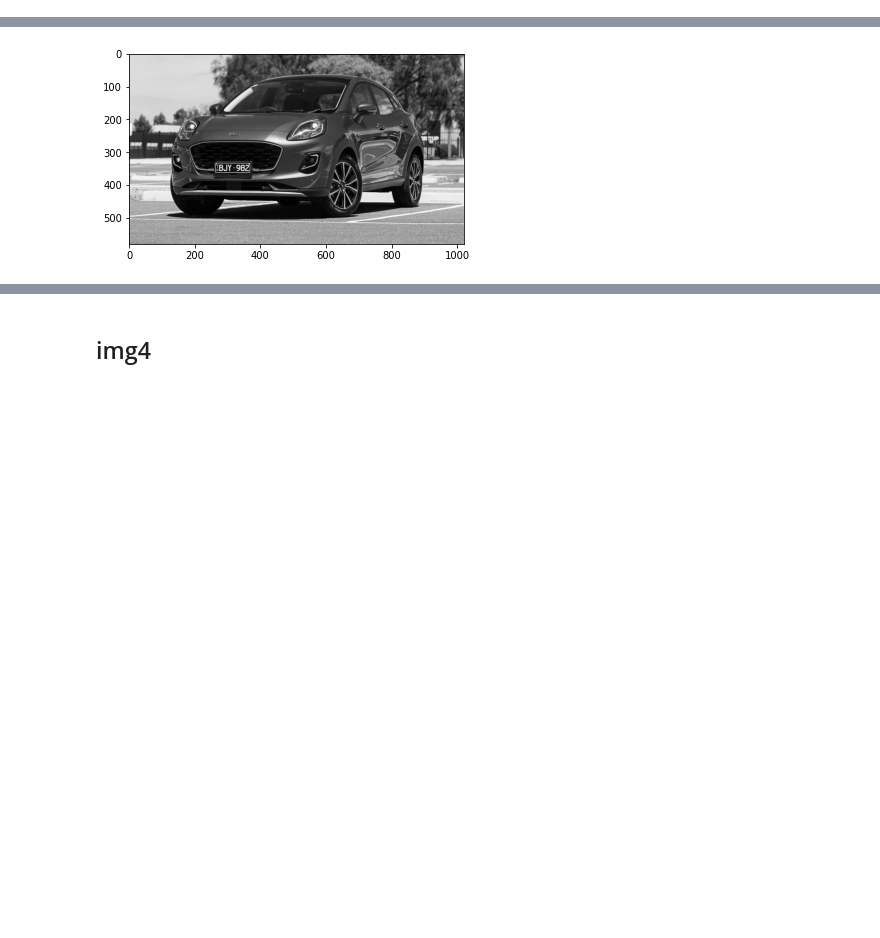
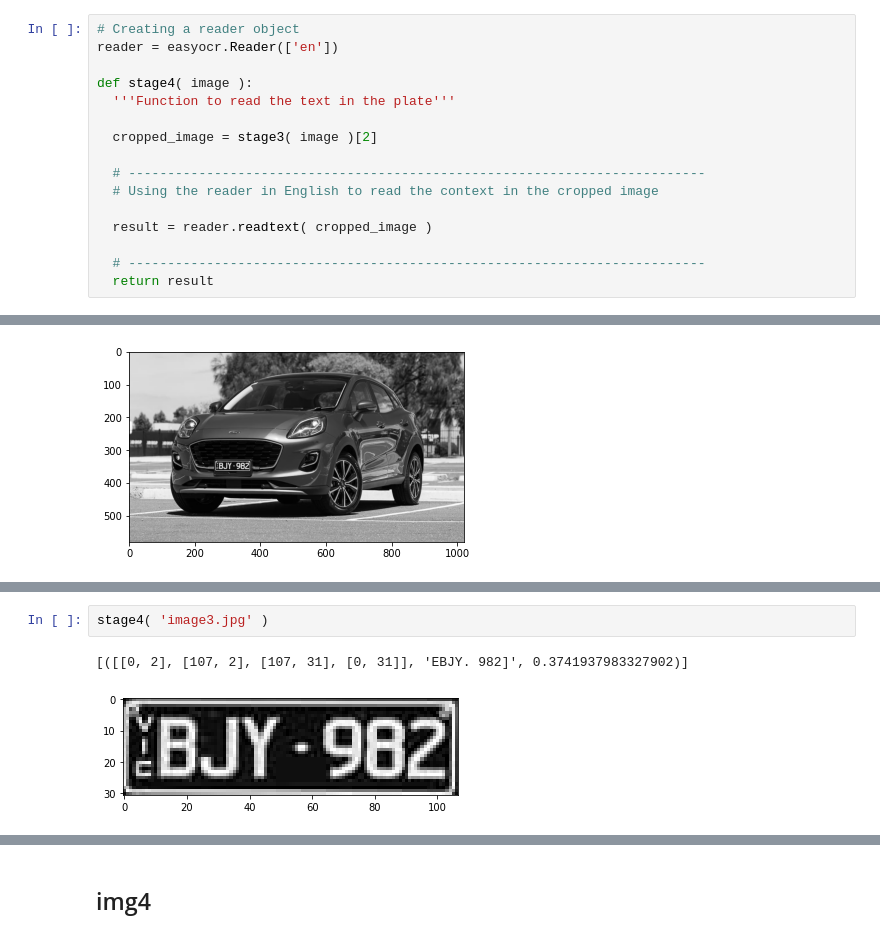
Before and after one commit to GuilhermeRuy97/Estudos-Diversos, a Jupyter notebook: plate-detection-easyOCR-EN/plate_recognition_EasyPCR_01.ipynb, the cells around one changed output, grey strips where cells are left out. Saved outputs shown, nothing was run; the diff lists cells and outputs as text; blank space fills up the shorter version.

```diff
--- a/plate-detection-easyOCR-EN/plate_recognition_EasyPCR_01.ipynb
+++ b/plate-detection-easyOCR-EN/plate_recognition_EasyPCR_01.ipynb
@@ -157,0 +155,16 @@ WARNING:easyocr.easyocr:CUDA not available - defaulting to CPU. Note: This modul
+# %%
+# Creating a reader object
+reader = easyocr.Reader(['en'])
+
+def stage4( image ):
+  '''Function to read the text in the plate'''
+
+  cropped_image = stage3( image )[2]
+
+  # --------------------------------------------------------------------------
+  # Using the reader in English to read the context in the cropped image
+
+  result = reader.readtext( cropped_image )
+
+  # --------------------------------------------------------------------------
+  return result
@@ -206,0 +278,5 @@ stage2( 'image3.jpg' )[1]
+# %%
+stage4( 'image3.jpg' )
+# %% [output]
+[([[0, 2], [107, 2], [107, 31], [0, 31]], 'EBJY. 982]', 0.3741937983327902)]
+[figure, added]
```
Also changed, not shown: parts of 49 cells of this notebook.
